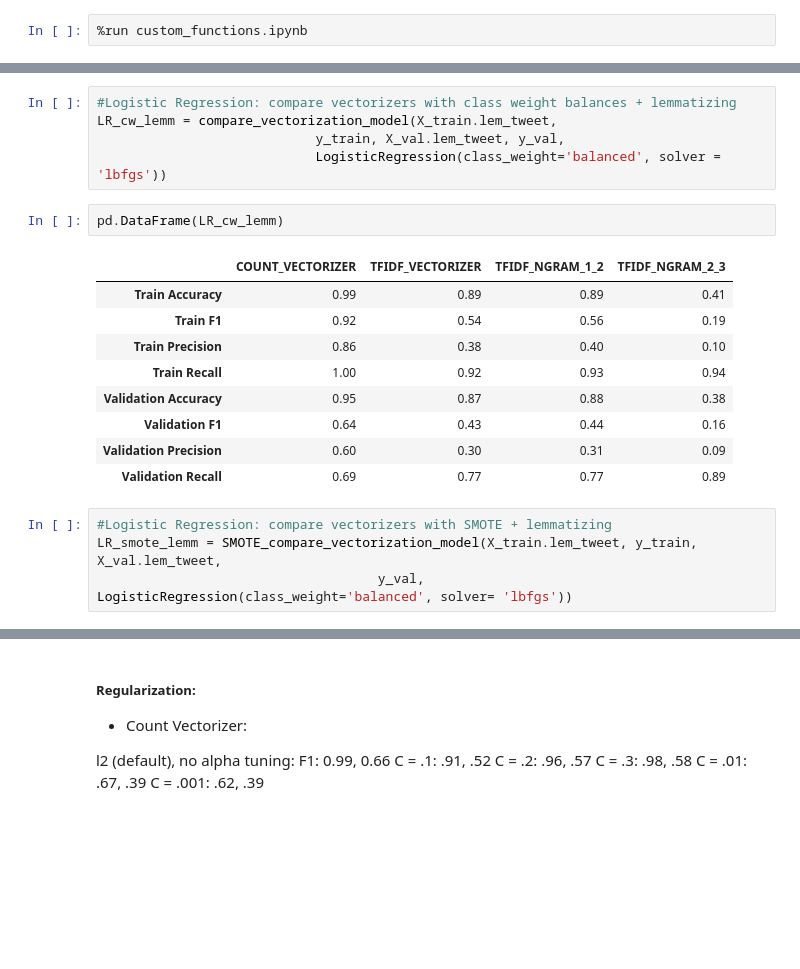
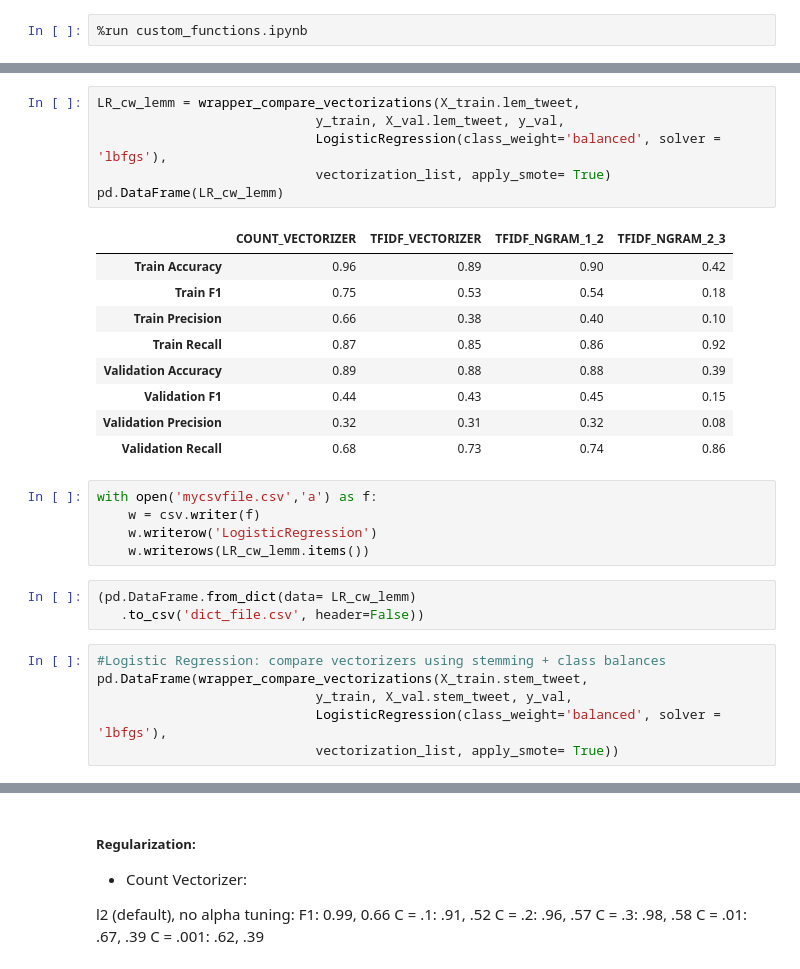
Before and after one commit to mguptaphd/Twitter-Hate-Classification-Project, a Jupyter notebook: 7-23-Twitter-Classification-Notebook.ipynb, the cells around one changed output, grey strips where cells are left out. Cells and saved outputs as stored; diff of their text form; blank space fills up the shorter version.

Commit message:
wrapper functions

```diff
--- a/7-23-Twitter-Classification-Notebook.ipynb
+++ b/7-23-Twitter-Classification-Notebook.ipynb
@@ -252,21 +253,30 @@ Validation F1: 0.43
+# %%
+LR_cw_lemm = wrapper_compare_vectorizations(X_train.lem_tweet,
+                            y_train, X_val.lem_tweet, y_val,
+                            LogisticRegression(class_weight='balanced', solver = 'lbfgs'),
+                            vectorization_list, apply_smote= True)
+pd.DataFrame(LR_cw_lemm)
+# %% [output]
+|  | COUNT_VECTORIZER | TFIDF_VECTORIZER | TFIDF_NGRAM_1_2 | TFIDF_NGRAM_2_3 |
+| Train Accuracy | 0.96 | 0.89 | 0.90 | 0.42 |
+| Train F1 | 0.75 | 0.53 | 0.54 | 0.18 |
+| Train Precision | 0.66 | 0.38 | 0.40 | 0.10 |
+| Train Recall | 0.87 | 0.85 | 0.86 | 0.92 |
+| Validation Accuracy | 0.89 | 0.88 | 0.88 | 0.39 |
+| Validation F1 | 0.44 | 0.43 | 0.45 | 0.15 |
+| Validation Precision | 0.32 | 0.31 | 0.32 | 0.08 |
+| Validation Recall | 0.68 | 0.73 | 0.74 | 0.86 |
+# %%
+with open('mycsvfile.csv','a') as f:
+    w = csv.writer(f)
+    w.writerow('LogisticRegression')
+    w.writerows(LR_cw_lemm.items())
+# %%
+(pd.DataFrame.from_dict(data= LR_cw_lemm)
+   .to_csv('dict_file.csv', header=False))
 # %%
-#Logistic Regression: compare vectorizers with class weight balances + lemmatizing
-LR_cw_lemm = compare_vectorization_model(X_train.lem_tweet,
-                            y_train, X_val.lem_tweet, y_val,
-                            LogisticRegression(class_weight='balanced', solver = 'lbfgs'))
+#Logistic Regression: compare vectorizers using stemming + class balances
+pd.DataFrame(wrapper_compare_vectorizations(X_train.stem_tweet,
+                            y_train, X_val.stem_tweet, y_val,
+                            LogisticRegression(class_weight='balanced', solver = 'lbfgs'),
+                            vectorization_list, apply_smote= True))
-# %%
-pd.DataFrame(LR_cw_lemm)
-# %% [output]
-|  | COUNT_VECTORIZER | TFIDF_VECTORIZER | TFIDF_NGRAM_1_2 | TFIDF_NGRAM_2_3 |
-| Train Accuracy | 0.99 | 0.89 | 0.89 | 0.41 |
-| Train F1 | 0.92 | 0.54 | 0.56 | 0.19 |
-| Train Precision | 0.86 | 0.38 | 0.40 | 0.10 |
-| Train Recall | 1.00 | 0.92 | 0.93 | 0.94 |
-| Validation Accuracy | 0.95 | 0.87 | 0.88 | 0.38 |
-| Validation F1 | 0.64 | 0.43 | 0.44 | 0.16 |
-| Validation Precision | 0.60 | 0.30 | 0.31 | 0.09 |
-| Validation Recall | 0.69 | 0.77 | 0.77 | 0.89 |
-# %%
-#Logistic Regression: compare vectorizers with SMOTE + lemmatizing
-LR_smote_lemm = SMOTE_compare_vectorization_model(X_train.lem_tweet, y_train, X_val.lem_tweet,
-                                    y_val, LogisticRegression(class_weight='balanced', solver= 'lbfgs'))
```
Also changed, not shown: parts of 110 cells of this notebook, 5 other files.
